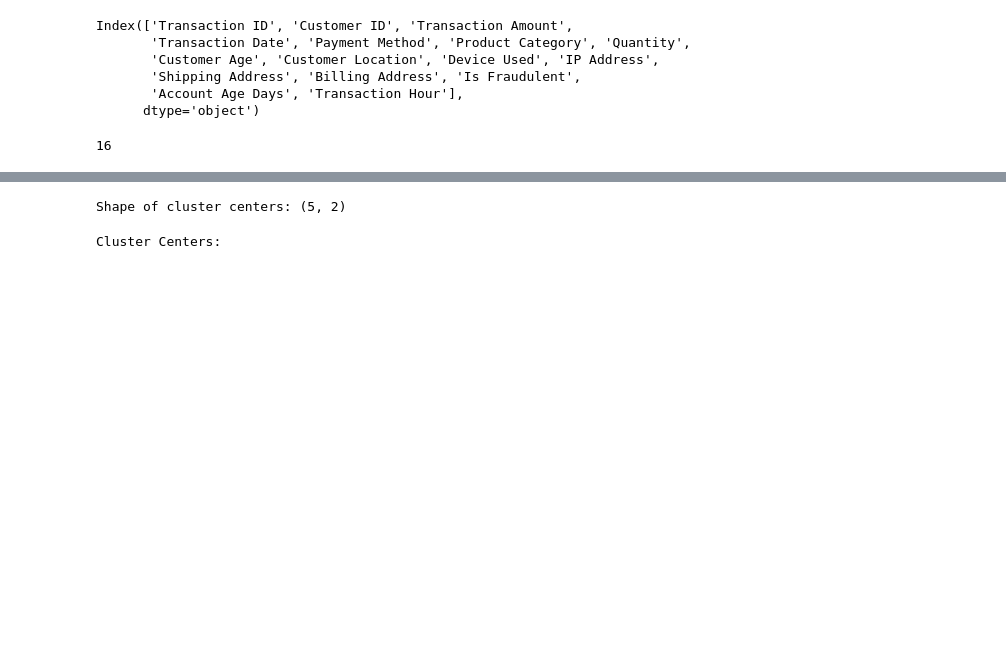
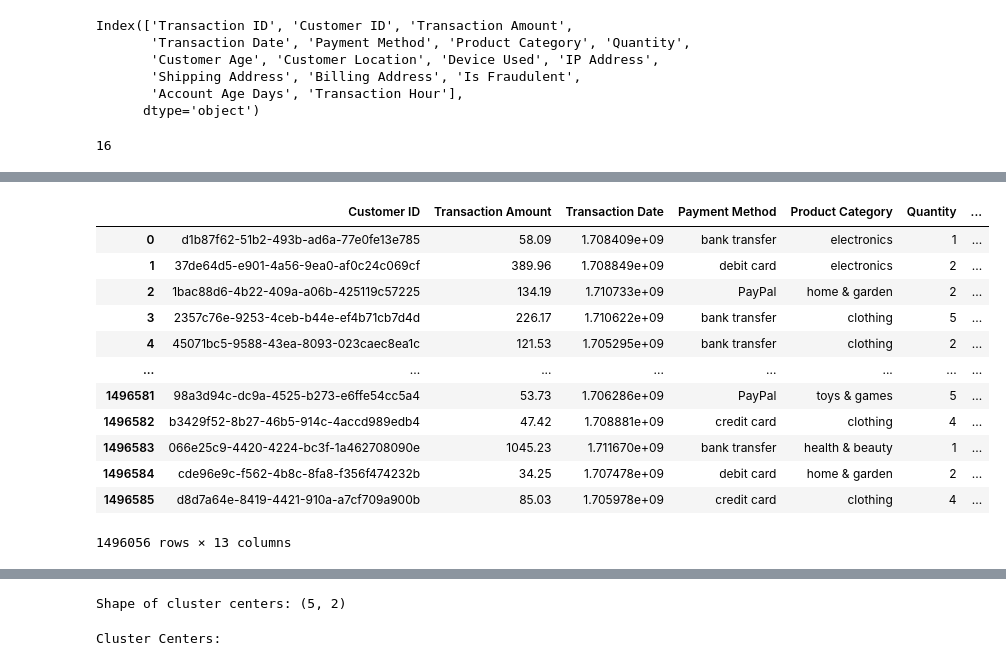
Before and after one commit to pentakll4002/IS403_Q13, a Jupyter notebook: cluster.ipynb, the cells around one changed output, grey strips where cells are left out. Drawn from its saved outputs; the diff is of its cells as text; code cells hidden in the pictures; blank space fills up the shorter version.

```diff
--- a/cluster.ipynb
+++ b/cluster.ipynb
@@ -139,4 +162,20 @@ df.drop(columns=cols_to_drop, inplace=True, errors='ignore')
 # %%
 categorical_features = ["Payment Method", "Product Category", "Customer Location", "Device Used"]
 target = "Is Fraudulent"
+# %%
+df
+# %% [output]
+|  | Customer ID | Transaction Amount | Transaction Date | Payment Method | Product Category | Quantity | ... |
+| 0 | d1b87f62-51b2-493b-ad6a-77e0fe13e785 | 58.09 | 1.708409e+09 | bank transfer | electronics | 1 | ... |
+| 1 | 37de64d5-e901-4a56-9ea0-af0c24c069cf | 389.96 | 1.708849e+09 | debit card | electronics | 2 | ... |
+| 2 | 1bac88d6-4b22-409a-a06b-425119c57225 | 134.19 | 1.710733e+09 | PayPal | home & garden | 2 | ... |
+| 3 | 2357c76e-9253-4ceb-b44e-ef4b71cb7d4d | 226.17 | 1.710622e+09 | bank transfer | clothing | 5 | ... |
+| 4 | 45071bc5-9588-43ea-8093-023caec8ea1c | 121.53 | 1.705295e+09 | bank transfer | clothing | 2 | ... |
+| ... | ... | ... | ... | ... | ... | ... | ... |
+| 1496581 | 98a3d94c-dc9a-4525-b273-e6ffe54cc5a4 | 53.73 | 1.706286e+09 | PayPal | toys & games | 5 | ... |
+| 1496582 | b3429f52-8b27-46b5-914c-4accd989edb4 | 47.42 | 1.708881e+09 | credit card | clothing | 4 | ... |
+| 1496583 | 066e25c9-4420-4224-bc3f-1a462708090e | 1045.23 | 1.711670e+09 | bank transfer | health & beauty | 1 | ... |
+| 1496584 | cde96e9c-f562-4b8c-8fa8-f356f474232b | 34.25 | 1.707478e+09 | debit card | home & garden | 2 | ... |
+| 1496585 | d8d7a64e-8419-4421-910a-a7cf709a900b | 85.03 | 1.705978e+09 | credit card | clothing | 4 | ... |
+1496056 rows × 13 columns
 # %%
```
Also changed, not shown: parts of 20 cells of this notebook.
